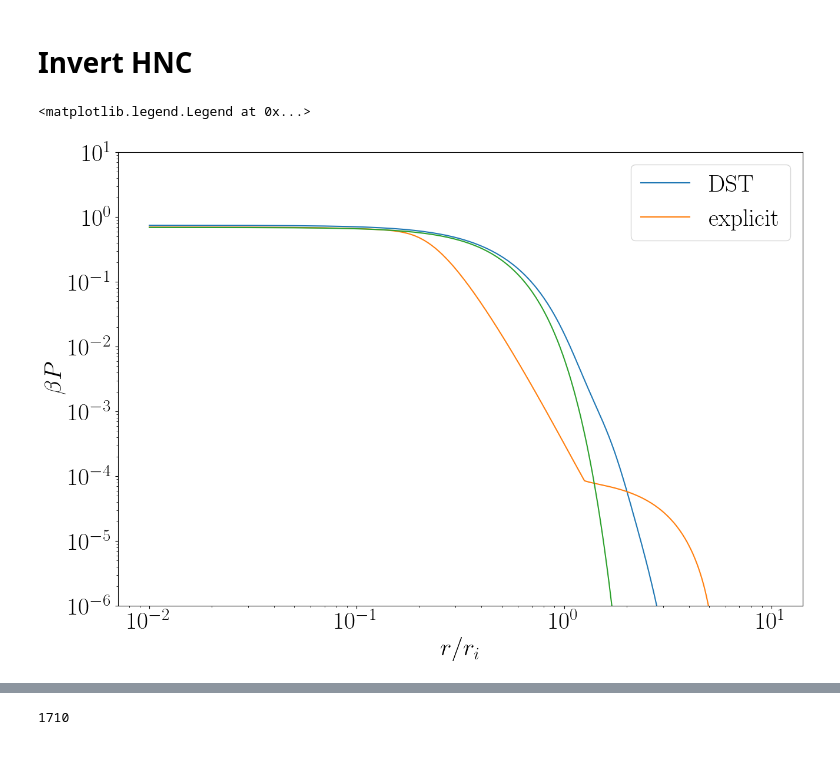
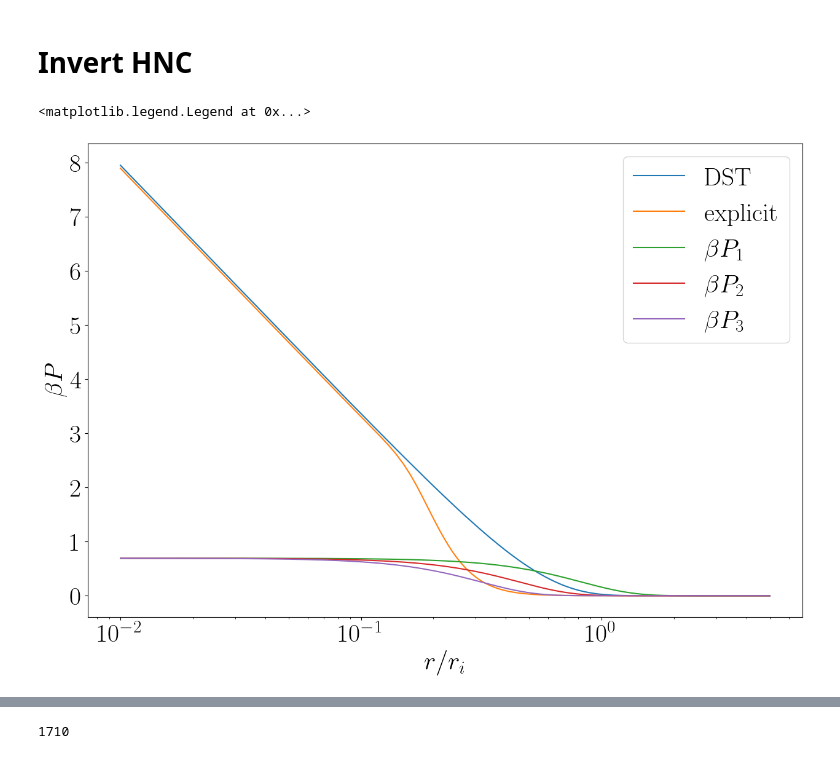
Before and after one commit to ZachAJohnson/hnc, a Jupyter notebook: QSP_HNC_Two_Electrons.ipynb, the cells around one changed output, grey strips where cells are left out. Cells and saved outputs as stored; diff of their text form; code cells hidden in the pictures.

```diff
--- a/QSP_HNC_Two_Electrons.ipynb
+++ b/QSP_HNC_Two_Electrons.ipynb
@@ -40,5 +33,3 @@ t= 0.0031733145514768937
-# %%
-T = qsp.Te_c
 # %%
 from atomic_forces.atomOFDFT.python.physics import ThomasFermi
 from scipy.optimize import root
@@ -58,14 +49,15 @@ def h_ee_ID(ne, T, r, η):
     sin_arg = np.sqrt(2*T*m_e)*r
     t_max = np.max([1/sin_arg, η ])
 
-
     t = np.linspace(0,t_max, num=10000)
     dt = t[1]-t[0]
-    κ = 3*(2*T*m_e) / (qsp.k_F**3 * r)  * np.sum(dt* t*np.sin(sin_arg*t) /(1+np.exp(t**2-η) )  )
-    h_ee = -0.5*κ**2
+    κ = 3*(2*T*m_e) / (atom.qsp.k_F**3 * r)  * np.sum(dt* t*np.sin(sin_arg*t) /(1+np.exp(t**2-η) )  )
+#     h_ee = -0.5*κ**2
+    h_ee = -κ**2
     return h_ee
 
 
-η = find_η(T, qsp.ne )
-h_ee_ID_explicit = np.array([h_ee_ID(qsp.ne, T, r*qsp.ri, η ) for r in hnc1.r_array])
+η = find_η(Te_AU, atom.qsp.ne )
+h_ee_ID_explicit = np.array([h_ee_ID(atom.qsp.ne, Te_AU, r*atom.qsp.ri, η ) for r in atom.hnc.r_array])
+h_ee_ID_explicit
 # %% [output]
@@ -105,2 +93,5 @@ ne_TF ==  0.026525823839201223
 # %%
-f_of_k = 1/(  1+np.exp((hnc1.k_array/qsp.ri)**2/(2*m_e*T) - η) )
+f_of_k = 1/(  1+np.exp((atom.hnc.k_array/atom.qsp.ri)**2/(2*m_e*Te_AU) - η) )
+# h_ee_ID_DST = -0.5* qsp.ri**-6*atom.hnc.FT_k_2_r(f_of_k)**2/(0.5*qsp.ne)**2
+h_ee_ID_DST = - atom.qsp.ri**-6*atom.hnc.FT_k_2_r(f_of_k)**2/(0.5*atom.qsp.ne)**2
+h_ee_ID_DST
@@ -106,0 +119,14 @@ f_of_k = 1/(  1+np.exp((hnc1.k_array/qsp.ri)**2/(2*m_e*T) - η) )
+# %%
+def get_β_cP(h_r): #Pauli potential
+    h_k = atom.hnc.FT_r_2_k(h_r)
+
+    I_plus_h_rho_inverse = 1/(1 + h_k*atom.hnc.rho[0])
+    c_k = I_plus_h_rho_inverse * h_k
+    c_r = atom.hnc.FT_k_2_r(c_k)
+
+    # Approximate with HNC
+    β_cP   = h_r - c_r -np.log(h_r+1)
+    return β_cP
+
+β_cP_DST = get_β_cP(h_ee_ID_DST)
+β_cP_explicit = get_β_cP(h_ee_ID_explicit)
@@ -134,19 +191,22 @@ def get_β_cP(h_r): #Pauli potential
 # %%
 fig, ax = plt.subplots()
 
-ax.plot(hnc1.r_array, β_cP_DST, label='DST')
-ax.plot(hnc1.r_array, β_cP_explicit,label='explicit')
-ax.plot(hnc1.r_array, qsp.βv_Pauli(hnc1.r_array, qsp.Λee))
-ax.set_yscale('log')
+ax.plot(atom.hnc.r_array, β_cP_DST, label='DST')
+ax.plot(atom.hnc.r_array, β_cP_explicit,label='explicit')
+ax.plot(atom.hnc.r_array, qsp.βv_Pauli(atom.hnc.r_array, qsp.Λee),label=r'$\beta P_1$')
+Λee_test = 1/np.sqrt(2*π*(m_e/2)*atom.qsp.Te_c )/atom.qsp.ri
+ax.plot(atom.hnc.r_array, np.log(2)*np.exp(-np.log(2)*atom.hnc.r_array**2/(π*Λee_test**2)),label=r'$\beta P_2$'  )
+ax.plot(atom.hnc.r_array, np.log(2)*np.exp(-atom.hnc.r_array**2/(π*np.log(2)*Λee_test**2)),label=r'$\beta P_3$'  )
+# ax.set_yscale('log')
 ax.set_xscale('log')
 
-ax.set_ylim(1e-6,1e1)
+# ax.set_ylim(1e-1,1e0)
 ax.set_ylabel(r'$\beta P$')
 ax.set_xlabel(r'$r/r_i$')
 ax.legend()
 # %% [output]
 <matplotlib.legend.Legend at 0x...>
-[figure, old version]
+[figure, new version]
 # %%
 from scipy.special import erfc
 
```
Also changed, not shown: parts of 16 cells of this notebook, 4 other files.
